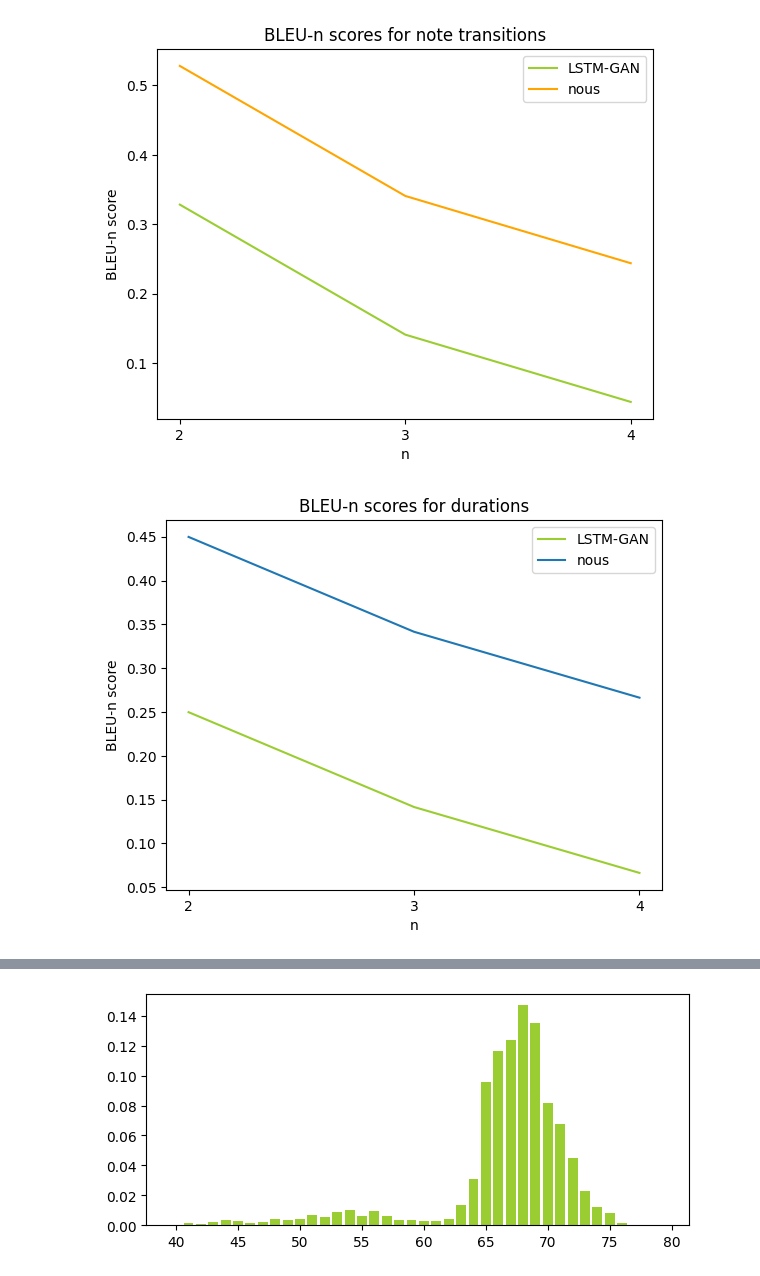
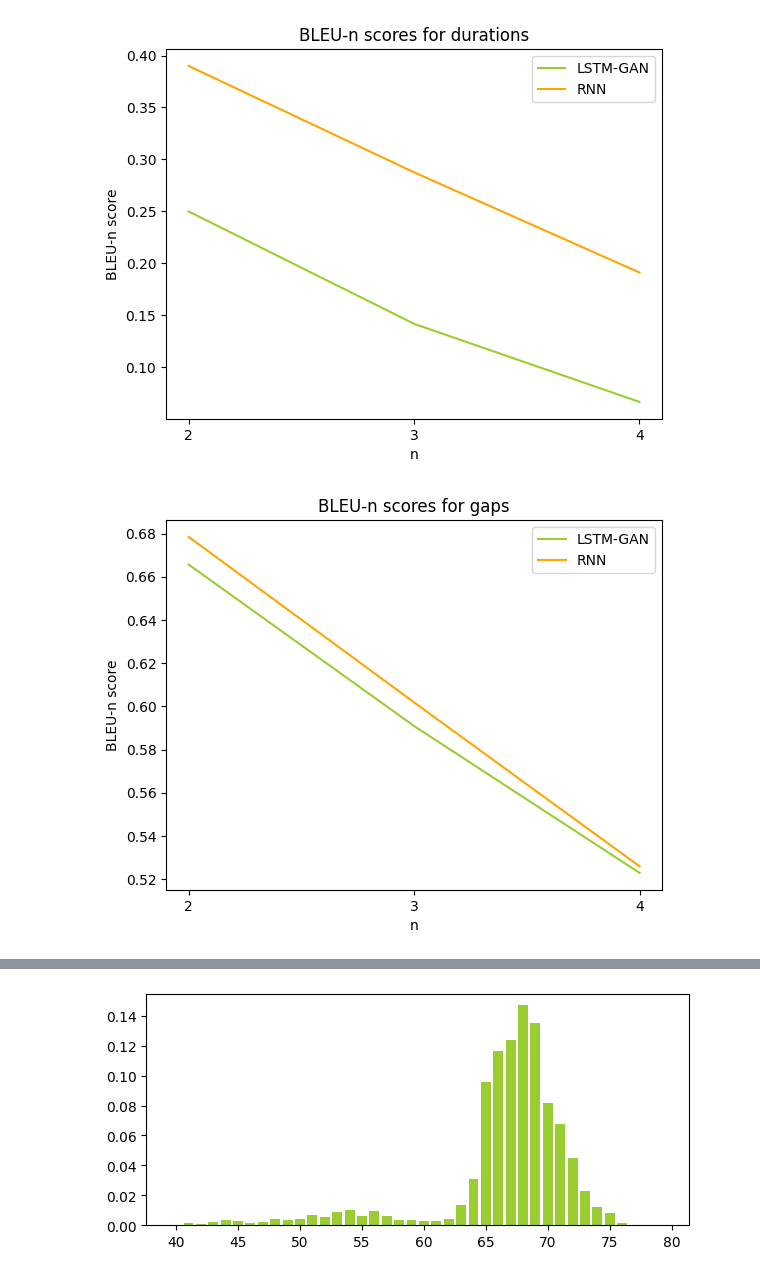
Before and after one commit to jj-haygurlhay/Lyrics2Melody, a Jupyter notebook: notebooks/quantitative_analysis_final.ipynb, the cells around one changed output, grey strips where cells are left out. Cells and saved outputs as stored; diff of their text form; code cells hidden in the pictures.

```diff
--- a/notebooks/quantitative_analysis_final.ipynb
+++ b/notebooks/quantitative_analysis_final.ipynb
@@ -6,8 +6,10 @@ import matplotlib
 
 with open("/home/max/Documents/Univ/Lyrics2Melody/quantitative_analysis/lstm-gan_stats/gen_stats", "r") as f:
     lstm_results = json.loads(f.read())
-with open("/home/max/Documents/Univ/Lyrics2Melody/quantitative_analysis/seq2seq_stats/gen_stats", "r") as f:
-    rapport1_results = json.loads(f.read())
+with open("/home/max/Documents/Univ/Lyrics2Melody/quantitative_analysis/model_best/gen_stats", "r") as f:
+    rnn_results = json.loads(f.read())
+with open("/home/max/Documents/Univ/Lyrics2Melody/quantitative_analysis/model_best/gen_clamped_stats", "r") as f:
+    rnn_c_results = json.loads(f.read())
 with open("/home/max/Documents/Univ/Lyrics2Melody/quantitative_analysis/lstm-gan_stats/ref_stats", "r") as f:
     reference = json.loads(f.read())
 
@@ -35,24 +75,24 @@ plt.show()
 # %%
 xrange = range(2,5)
-plt.plot(xrange, [lstm_results[f"bleu{i}_notes"] for i in xrange], label="LSTM-GAN", color=LSTM_color)
-plt.plot(xrange, [lstm_results[f"bleu{i}_notes"]+0.2 for i in xrange], label="nous", color=res_color)
+plt.plot(xrange, [lstm_results[f"bleu{i}_durations"] for i in xrange], label="LSTM-GAN", color=LSTM_color)
+plt.plot(xrange, [rnn_results[f"bleu{i}_durations"] for i in xrange], label="RNN", color=res_color)
 plt.xticks(xrange)
-plt.title("BLEU-n scores for note transitions")
+plt.title("BLEU-n scores for durations")
 plt.ylabel("BLEU-n score")
 plt.xlabel("n")
 plt.legend()
 plt.show()
 # %% [output]
-[figure, old version]
+[figure, new version]
 # %%
 xrange = range(2,5)
-plt.plot(xrange, [lstm_results[f"bleu{i}_durations"] for i in xrange], label="LSTM-GAN", color=LSTM_color)
-plt.plot(xrange, [lstm_results[f"bleu{i}_durations"]+0.2 for i in xrange], label="nous")
+plt.plot(xrange, [lstm_results[f"bleu{i}_gaps"] for i in xrange], label="LSTM-GAN", color=LSTM_color)
+plt.plot(xrange, [rnn_results[f"bleu{i}_gaps"] for i in xrange], label="RNN", color=res_color)
 plt.xticks(xrange)
-plt.title("BLEU-n scores for durations")
+plt.title("BLEU-n scores for gaps")
 plt.ylabel("BLEU-n score")
 plt.xlabel("n")
 plt.legend()
 plt.show()
 # %% [output]
-[figure, old version]
+[figure, new version]
```
Also changed, not shown: parts of 6 cells of this notebook, 6 other files.
